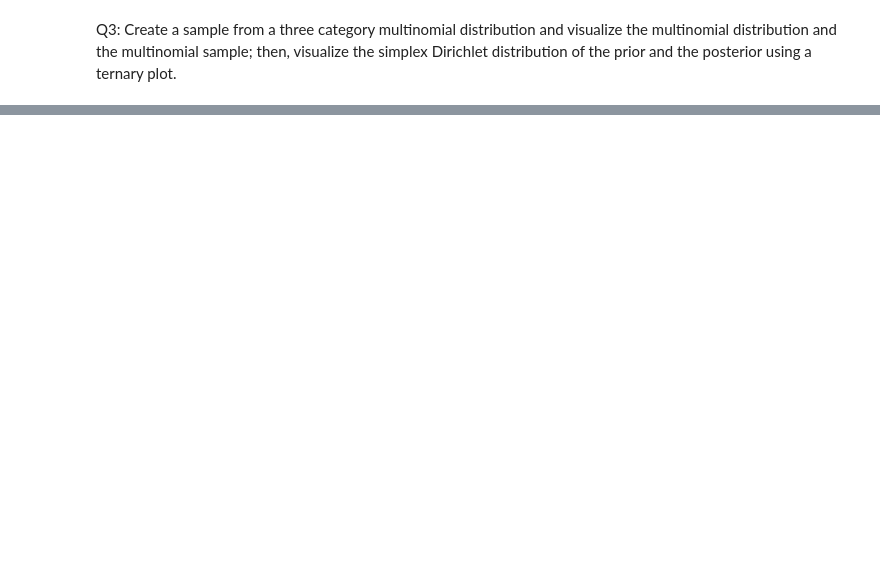
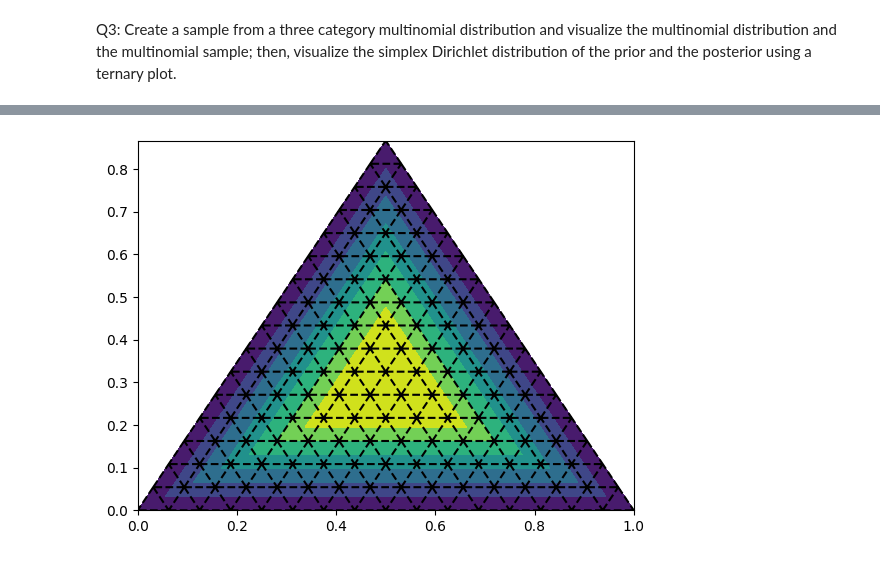
Before and after one commit to jwonc4602/Applied-Bayesian-Statistics, a Jupyter notebook: 00 Bayes Theorem, Beta-Binomial; Dirichlet-Multinomial/Homework.ipynb, the cells around one changed output, grey strips where cells are left out. Drawn from its saved outputs; the diff is of its cells as text; code cells hidden in the pictures; blank space fills up the shorter version.

```diff
--- a/00 Bayes Theorem, Beta-Binomial; Dirichlet-Multinomial/Homework.ipynb
+++ b/00 Bayes Theorem, Beta-Binomial; Dirichlet-Multinomial/Homework.ipynb
@@ -134,0 +111,51 @@ ModuleNotFoundError: No module named 'plotly'
+# %%
+# source code: https://stackoverflow.com/questions/29512046/how-to-create-ternary-contour-plot-in-python
+
+import numpy as np
+import matplotlib.pyplot as plt
+import matplotlib.tri as tri
+
+
+# first load some data:  format x1,x2,x3,value
+test_data = np.array([[0,0,1,0],
+                      [0,1,0,0],
+                      [1,0,0,0],
+                      [0.25,0.25,0.5,1],
+                      [0.25,0.5,0.25,1],
+                      [0.5,0.25,0.25,1]])
+
+# barycentric coords: (a,b,c)
+a=test_data[:,0]
+b=test_data[:,1]
+c=test_data[:,2]
+
+# values is stored in the last column
+v = test_data[:,-1]
+
+# translate the data to cartesian corrds
+x = 0.5 * ( 2.*b+c ) / ( a+b+c )
+y = 0.5*np.sqrt(3) * c / (a+b+c)
+
+
+# create a triangulation out of these points
+T = tri.Triangulation(x,y)
+
+# plot the contour
+plt.tricontourf(x,y,T.triangles,v)
+
+
+# create the grid
+corners = np.array([[0, 0], [1, 0], [0.5,  np.sqrt(3)*0.5]])
+triangle = tri.Triangulation(corners[:, 0], corners[:, 1])
+
+# creating the grid
+refiner = tri.UniformTriRefiner(triangle)
+trimesh = refiner.refine_triangulation(subdiv=4)
+
+#plotting the mesh
+plt.triplot(trimesh,'k--')
+
+
+plt.show()
+# %% [output]
+[figure, added]
```
Also changed, not shown: parts of 4 cells of this notebook.
